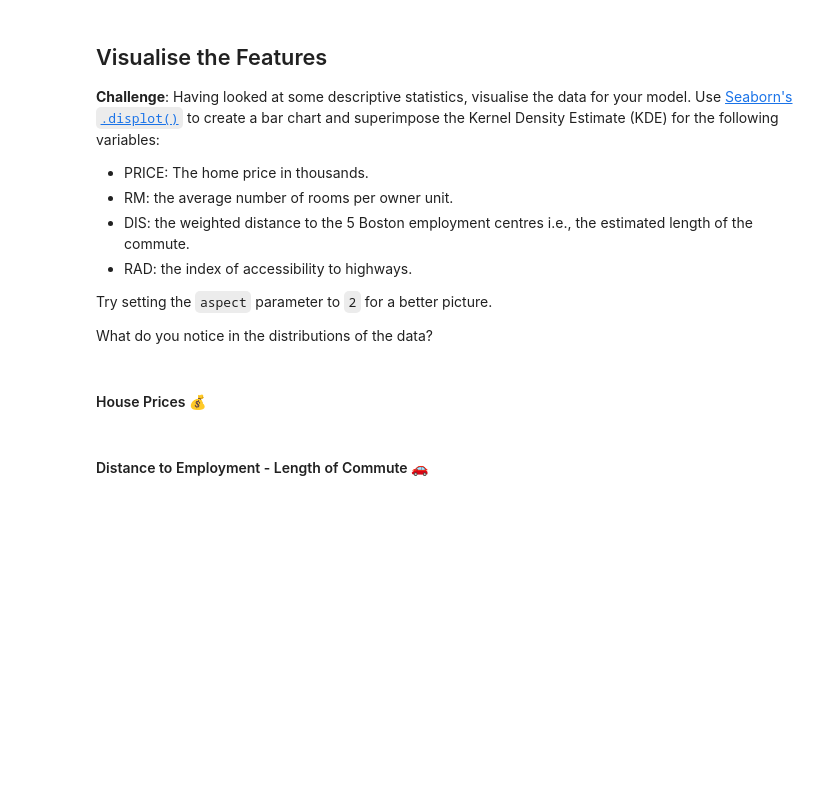
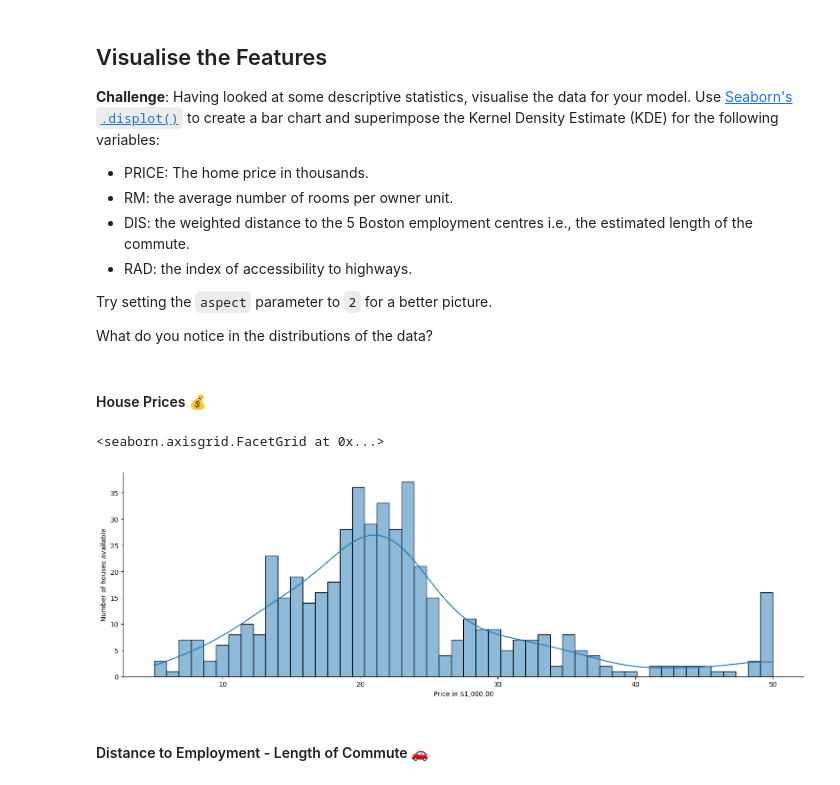
Before and after one commit to juandrzej/100days_of_code, a Jupyter notebook: 100days_of_code_day81_boston_house_prices/Multivariable_Regression_and_Valuation_Model.ipynb, the cells around one changed output. Cells and saved outputs as stored; diff of their text form; code cells hidden in the pictures; blank space fills up the shorter version.

```diff
--- a/100days_of_code_day81_boston_house_prices/Multivariable_Regression_and_Valuation_Model.ipynb
+++ b/100days_of_code_day81_boston_house_prices/Multivariable_Regression_and_Valuation_Model.ipynb
@@ -137,6 +137,19 @@ Try setting the `aspect` parameter to `2` for a better picture.
 What do you notice in the distributions of the data?
 # %% [markdown]
 #### House Prices 💰
+# %%
+graph = sns.displot(
+        data=data['PRICE'],
+        kde=True,
+        aspect=3,
+        bins=50
+    )
+
+graph.set_axis_labels("Price in $1,000.00", "Number of houses available")
+graph.set_titles(f"Houses prices in 1970s Boston, on average ${data['PRICE'].mean()*1000:,.2f}")
+# %% [output]
+<seaborn.axisgrid.FacetGrid at 0x...>
+[figure, added]
 # %% [markdown]
 #### Distance to Employment - Length of Commute 🚗
 # %% [markdown]
```
Also changed, not shown: parts of 1 cell of this notebook.
